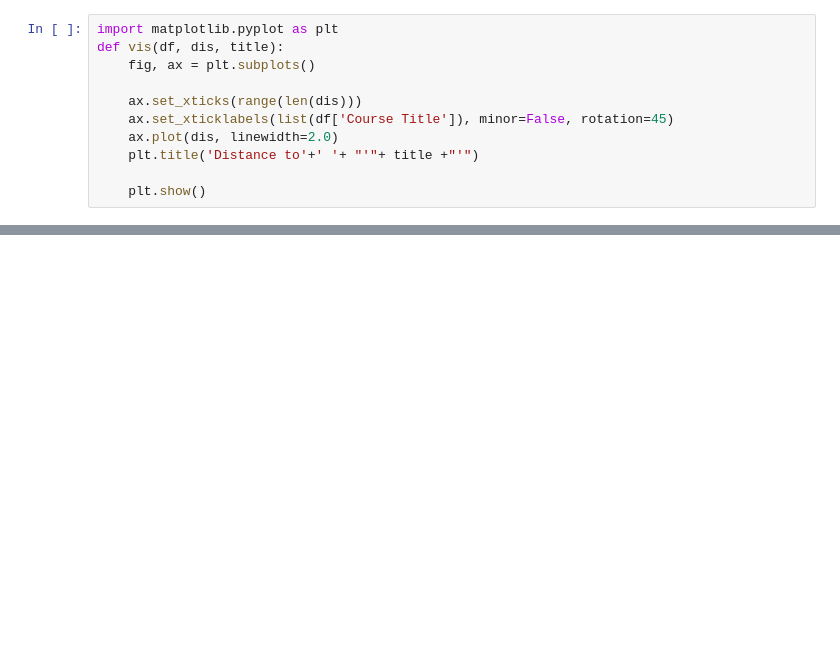
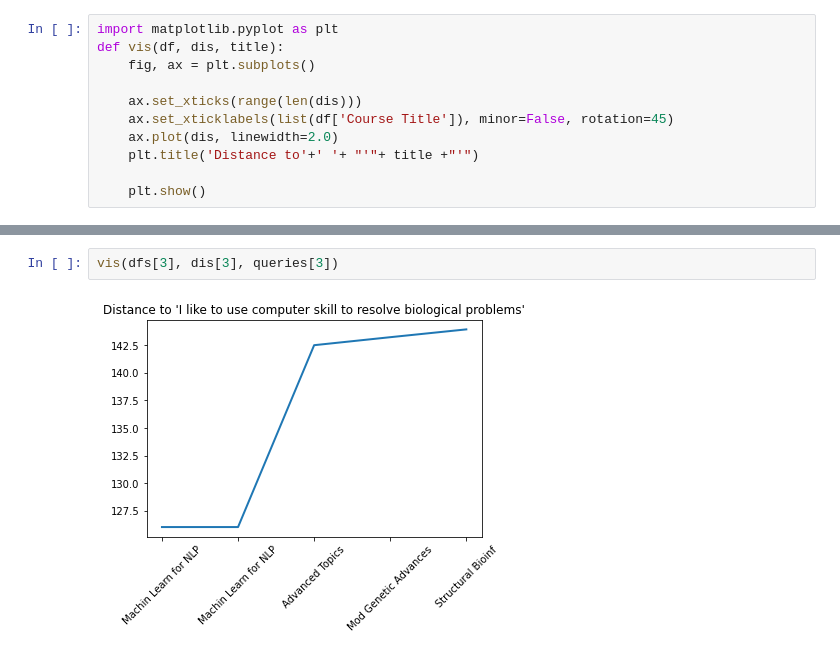
Before and after one commit to yessie-kim/classeek, a Jupyter notebook: deep_learning_free_text_BH_updated.ipynb, the cells around one changed output, grey strips where cells are left out. Cells and saved outputs as stored; diff of their text form; blank space fills up the shorter version.

```diff
--- a/deep_learning_free_text_BH_updated.ipynb
+++ b/deep_learning_free_text_BH_updated.ipynb
@@ -139,0 +148,4 @@ vis(dfs[1], dis[1], queries[0])
+# %%
+vis(dfs[3], dis[3], queries[3])
+# %% [output]
+[figure, added]
```
Also changed, not shown: parts of 12 cells of this notebook.
